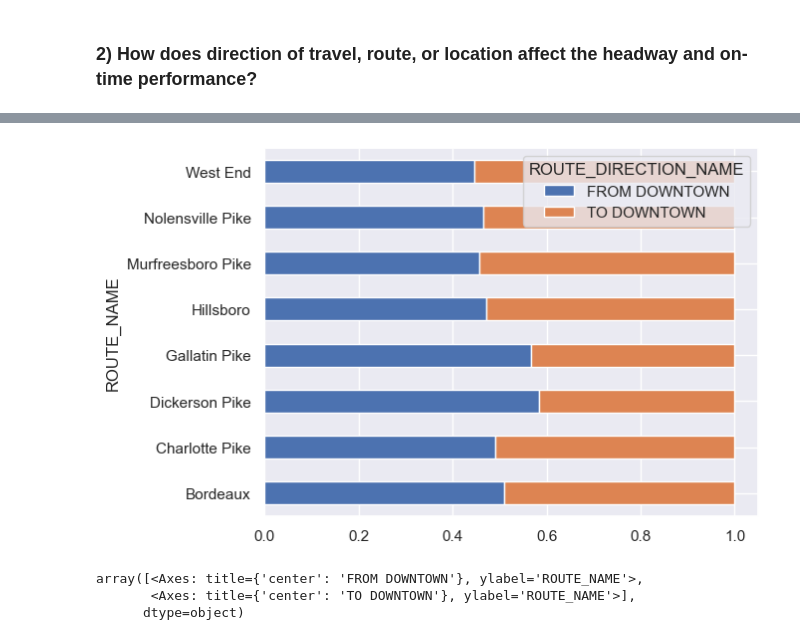
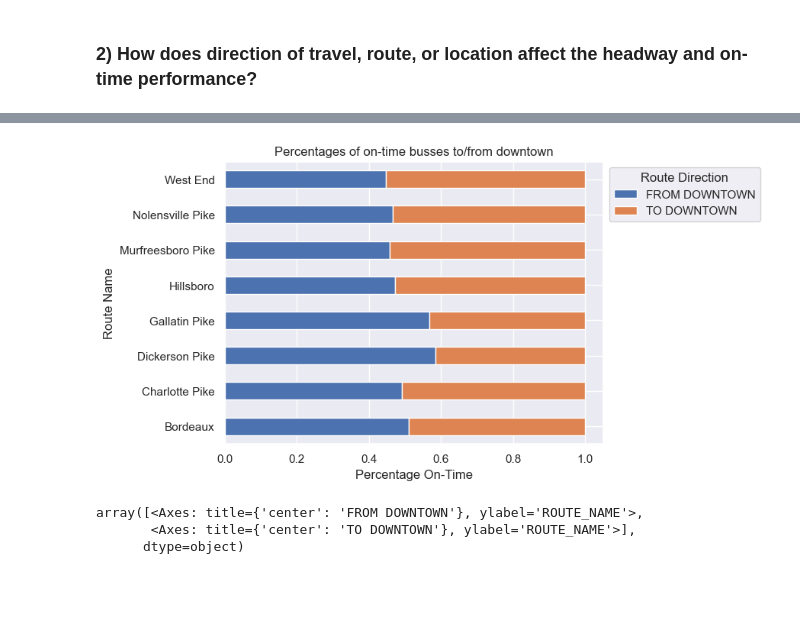
Before and after one commit to NSS-Data-Analytics-Cohort-11/wego-new-california-republic, a Jupyter notebook: notebooks/WeGo Data Introduction.ipynb, the cells around one changed output, grey strips where cells are left out. Drawn from its saved outputs; the diff is of its cells as text; code cells hidden in the pictures; blank space fills up the shorter version.

```diff
--- a/notebooks/WeGo Data Introduction.ipynb
+++ b/notebooks/WeGo Data Introduction.ipynb
@@ -412,10 +423,15 @@ plt.axvline(linewidth=2, linestyle='--', color='black', x=-6, ymin=35000, ymax=0
 # %%
 #Create a stacked bar chart showing the percentages of on-time busses to vs. from downtown
 wego_pct = (wego.groupby(['ROUTE_NAME','ROUTE_DIRECTION_NAME'])['ADJUSTED_ONTIME_COUNT'].sum()/wego.groupby(['ROUTE_NAME'])['ADJUSTED_ONTIME_COUNT'].sum())
 wego_pct.unstack().plot.barh(stacked=True)
+plt.ylabel('Route Name')
+plt.title('Percentages of on-time busses to/from downtown')
+plt.legend(title = 'Route Direction', bbox_to_anchor=(1, 1))
+plt.xlabel('Percentage On-Time')
+plt.xticks()
 plt.show()
 # %% [output]
-[figure, old version]
+[figure, new version]
 # %%
 wego_pct.unstack().plot.barh(subplots=True)
 # %% [output]
```
Also changed, not shown: parts of 35 cells of this notebook.
